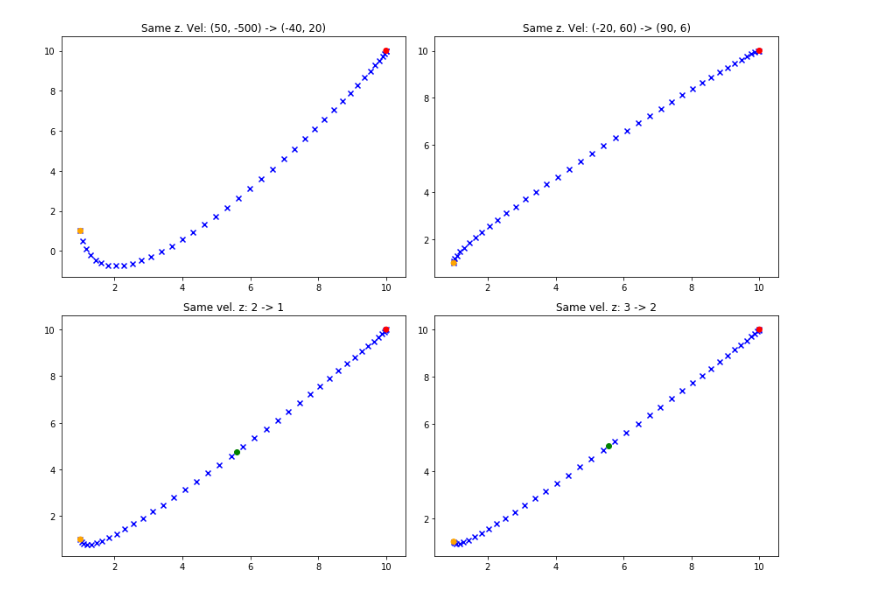
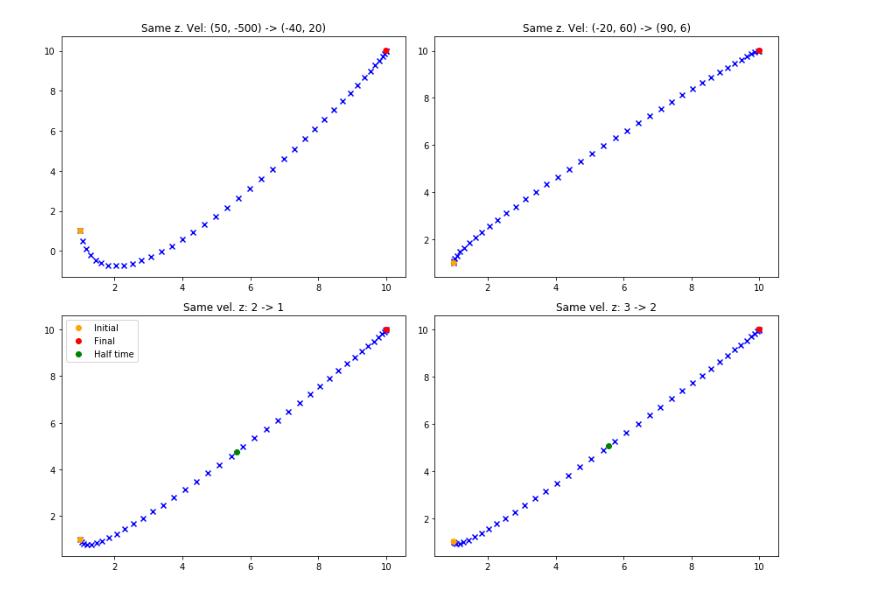
Before and after one commit to EdNathan/Interpolation, a Jupyter notebook: Interpolation.ipynb, the cells around one changed output. Saved outputs shown, nothing was run; the diff lists cells and outputs as text; code cells hidden in the pictures.

```diff
--- a/Interpolation.ipynb
+++ b/Interpolation.ipynb
@@ -205,42 +204,41 @@ st, sp, sv = interpolate_cen_cen(init[0],init[1],init[2],initv[0],initv[1],initv
 pyplot.subplot(223)
 pyplot.title("Same vel. z: 2 -> 1")
 pyplot.scatter(pos[:,0], pos[:,1], c="blue", marker="x")
-pyplot.scatter([init[0], fin[0]], [init[1], fin[1]], c=["orange", "red"])
-pyplot.scatter(sp[0], sp[1], c="green")
+pyplot.scatter(init[0], init[1], c="orange", label="Initial")
+pyplot.scatter(fin[0], fin[1], c="red", label="Final")
+pyplot.scatter(sp[0], sp[1], c="green", label="Half time")
 #pyplot.xlim([-2, 12])
 #pyplot.ylim([-12,12])
 
-
-
-
-
-
+pyplot.legend()
 
 init, fin = [1,1,0], [10,10,0]
 initv, finv = [50, -500, 0], [-40, 20, 0]
 
 times, pos, vel = time_spaced_interpolation_cen_cen(init[0],init[1],init[2],initv[0],initv[1],initv[2],
                     fin[0],fin[1],fin[2],finv[0],finv[1],finv[2],3,2,samples=smpls) #,np.linspace(2,3,30))
 
 midtime_z =  apcos.z_at_value(cosmo.age, cosmo.age(3) + (cosmo.age(2) - cosmo.age(3))/2)
 
 st, sp, sv = interpolate_cen_cen(init[0],init[1],init[2],initv[0],initv[1],initv[2],
                     fin[0],fin[1],fin[2],finv[0],finv[1],finv[2],3,2,midtime_z)
+
+
 
 pyplot.subplot(224)
 pyplot.title("Same vel. z: 3 -> 2")
 pyplot.scatter(pos[:,0], pos[:,1], c="blue", marker="x")
 pyplot.scatter([init[0], fin[0]], [init[1], fin[1]], c=["orange", "red"])
 pyplot.scatter(sp[0], sp[1], c="green")
 #pyplot.xlim([-2, 12])
 #pyplot.ylim([-12,12])
 
 fig.tight_layout()
 
 pyplot.show()
 
 #pyplot.figure()
 #pyplot.plot(times, np.linalg.norm(vel,axis=1))
 #pyplot.show()
 # %% [output]
-[figure, old version]
+[figure, new version]
```
Also changed, not shown: parts of 2 cells of this notebook.
